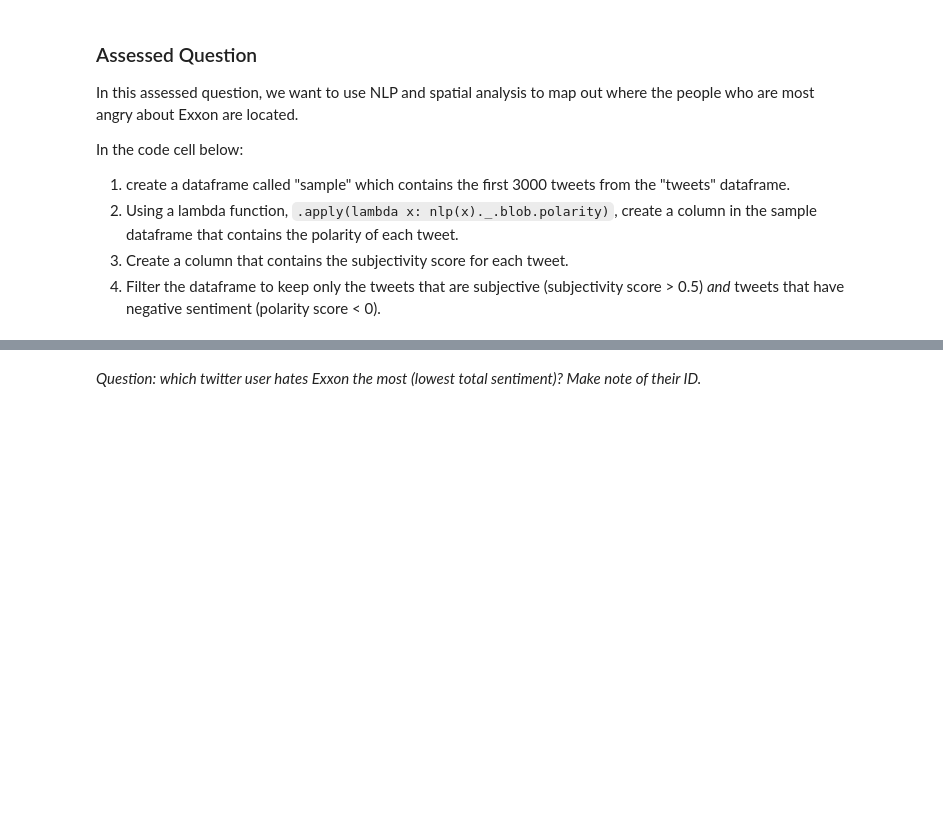
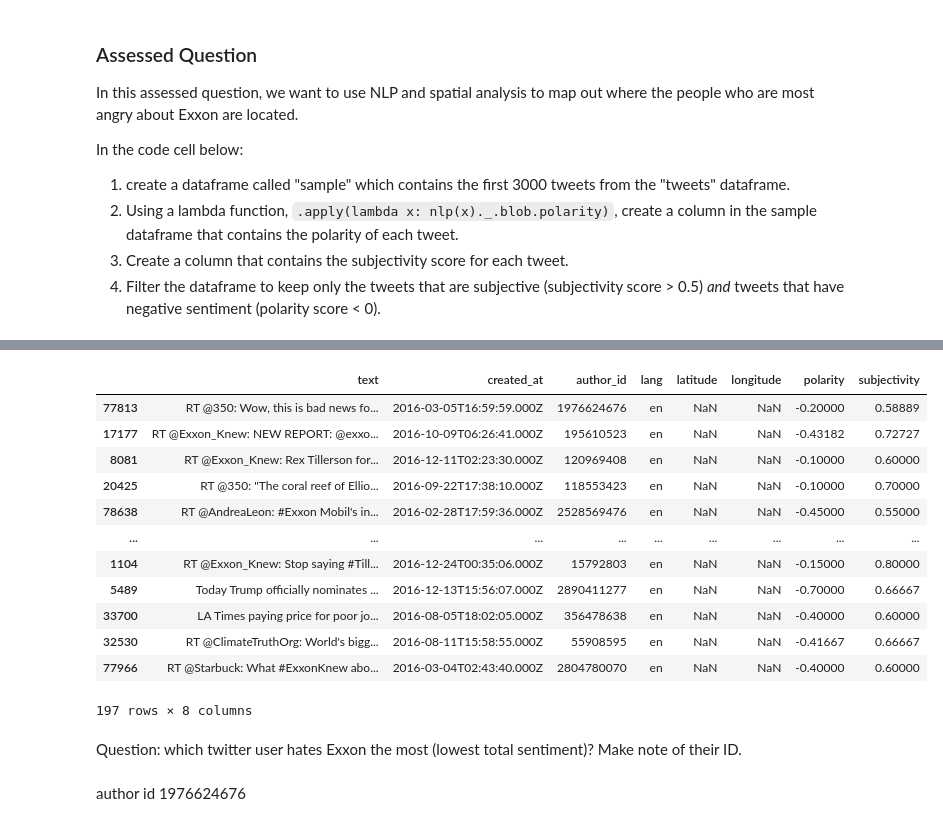
Before and after one commit to yannisyeung/QM2, a Jupyter notebook: W7_Natural_Language_Processing_Student_Version.ipynb, the cells around one changed output, grey strips where cells are left out. Drawn from its saved outputs; the diff is of its cells as text; code cells hidden in the pictures; blank space fills up the shorter version.

```diff
--- a/W7_Natural_Language_Processing_Student_Version.ipynb
+++ b/W7_Natural_Language_Processing_Student_Version.ipynb
@@ -640,2 +730,44 @@ In the code cell below:
+# %%
+import pandas as pd
+from textblob import TextBlob
+
+# Load and shuffle the data
+tweets = pd.read_csv('https://storage.googleapis.com/qm2/wk4/Exxon_tweets_clean.csv')
+tweets = tweets.sample(frac=1, random_state=1)  # Shuffle the data
+
+# Take the first 3000 rows
+tweets = tweets.head(3000)
+
+# Calculate polarity and add it as a new column
+tweets['polarity'] = tweets['text'].apply(lambda tweet: TextBlob(tweet).sentiment.polarity)
+
+# Calculate subjectivity and add it as a new column
+tweets['subjectivity'] = tweets['text'].apply(lambda tweet: TextBlob(tweet).sentiment.subjectivity)
+
+# Filter for subjective (subjectivity > 0.5) and negative (polarity < 0) tweets
+filtered_tweets = tweets[(tweets['subjectivity'] > 0.5) & (tweets['polarity'] < 0)]
+
+sorted_tweets = filtered_tweets.sort_values(by='polarity', ascending=True)
+
+
+
+# Display the filtered DataFrame with all initial columns plus polarity and subjectivity
+display(filtered_tweets)
+# %% [output]
+|  | text | created_at | author_id | lang | latitude | longitude | polarity | subjectivity |
+| 77813 | RT @350: Wow, this is bad news fo... | 2016-03-05T16:59:59.000Z | 1976624676 | en | NaN | NaN | -0.20000 | 0.58889 |
+| 17177 | RT @Exxon_Knew: NEW REPORT: @exxo... | 2016-10-09T06:26:41.000Z | 195610523 | en | NaN | NaN | -0.43182 | 0.72727 |
+| 8081 | RT @Exxon_Knew: Rex Tillerson for... | 2016-12-11T02:23:30.000Z | 120969408 | en | NaN | NaN | -0.10000 | 0.60000 |
+| 20425 | RT @350: "The coral reef of Ellio... | 2016-09-22T17:38:10.000Z | 118553423 | en | NaN | NaN | -0.10000 | 0.70000 |
+| 78638 | RT @AndreaLeon: #Exxon Mobil's in... | 2016-02-28T17:59:36.000Z | 2528569476 | en | NaN | NaN | -0.45000 | 0.55000 |
+| ... | ... | ... | ... | ... | ... | ... | ... | ... |
+| 1104 | RT @Exxon_Knew: Stop saying #Till... | 2016-12-24T00:35:06.000Z | 15792803 | en | NaN | NaN | -0.15000 | 0.80000 |
+| 5489 | Today Trump officially nominates ... | 2016-12-13T15:56:07.000Z | 2890411277 | en | NaN | NaN | -0.70000 | 0.66667 |
+| 33700 | LA Times paying price for poor jo... | 2016-08-05T18:02:05.000Z | 356478638 | en | NaN | NaN | -0.40000 | 0.60000 |
+| 32530 | RT @ClimateTruthOrg: World's bigg... | 2016-08-11T15:58:55.000Z | 55908595 | en | NaN | NaN | -0.41667 | 0.66667 |
+| 77966 | RT @Starbuck: What #ExxonKnew abo... | 2016-03-04T02:43:40.000Z | 2804780070 | en | NaN | NaN | -0.40000 | 0.60000 |
+197 rows × 8 columns
 # %% [markdown]
-*Question: which twitter user hates Exxon the most (lowest total sentiment)? Make note of their ID.*
+Question: which twitter user hates Exxon the most (lowest total sentiment)? Make note of their ID.
+# %% [markdown]
+author id 1976624676
```
Also changed, not shown: parts of 3 cells of this notebook.
